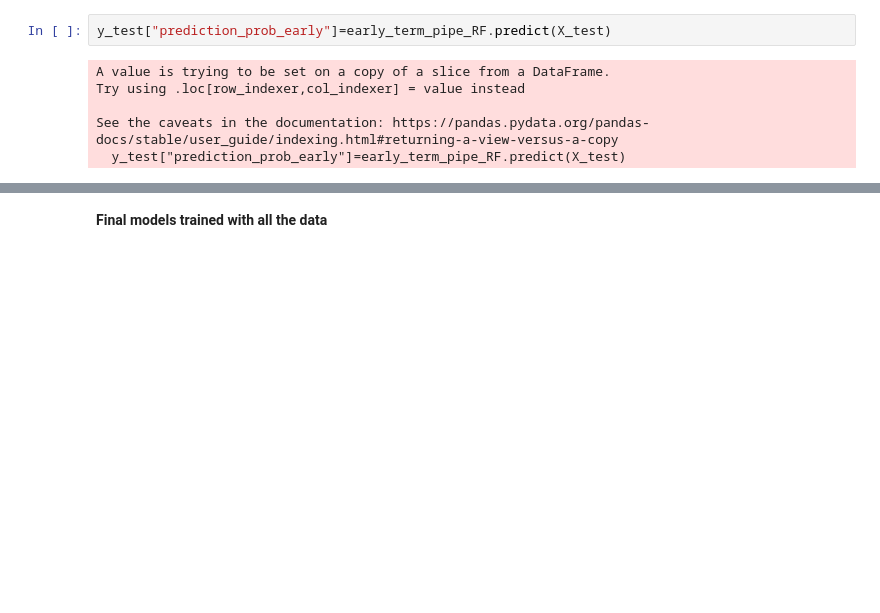
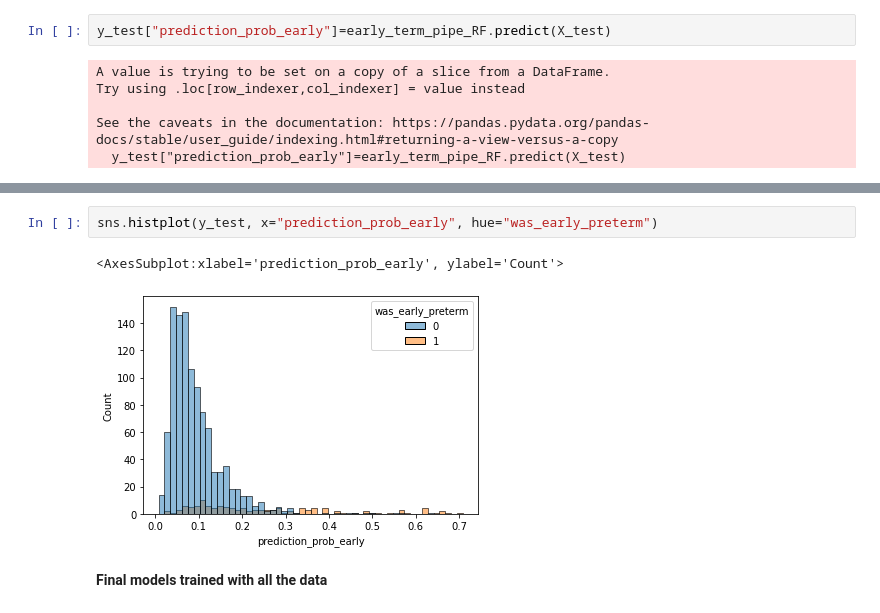
Before and after one commit to AlonsoFelipeRuiz/Preterm, a Jupyter notebook: Preterm_models.ipynb, the cells around one changed output, grey strips where cells are left out. Drawn from its saved outputs; the diff is of its cells as text; blank space fills up the shorter version.

```diff
--- a/Preterm_models.ipynb
+++ b/Preterm_models.ipynb
@@ -340,4 +345,9 @@ y_test.groupby("participant_id").mean()
 748 rows × 4 columns
+# %%
+sns.histplot(y_test, x="prediction_prob_early", hue="was_early_preterm")
+# %% [output]
+<AxesSubplot:xlabel='prediction_prob_early', ylabel='Count'>
+[figure, added]
 # %% [markdown]
 **Final models trained with all the data**
 # %%
```
Also changed, not shown: parts of 7 cells of this notebook.
